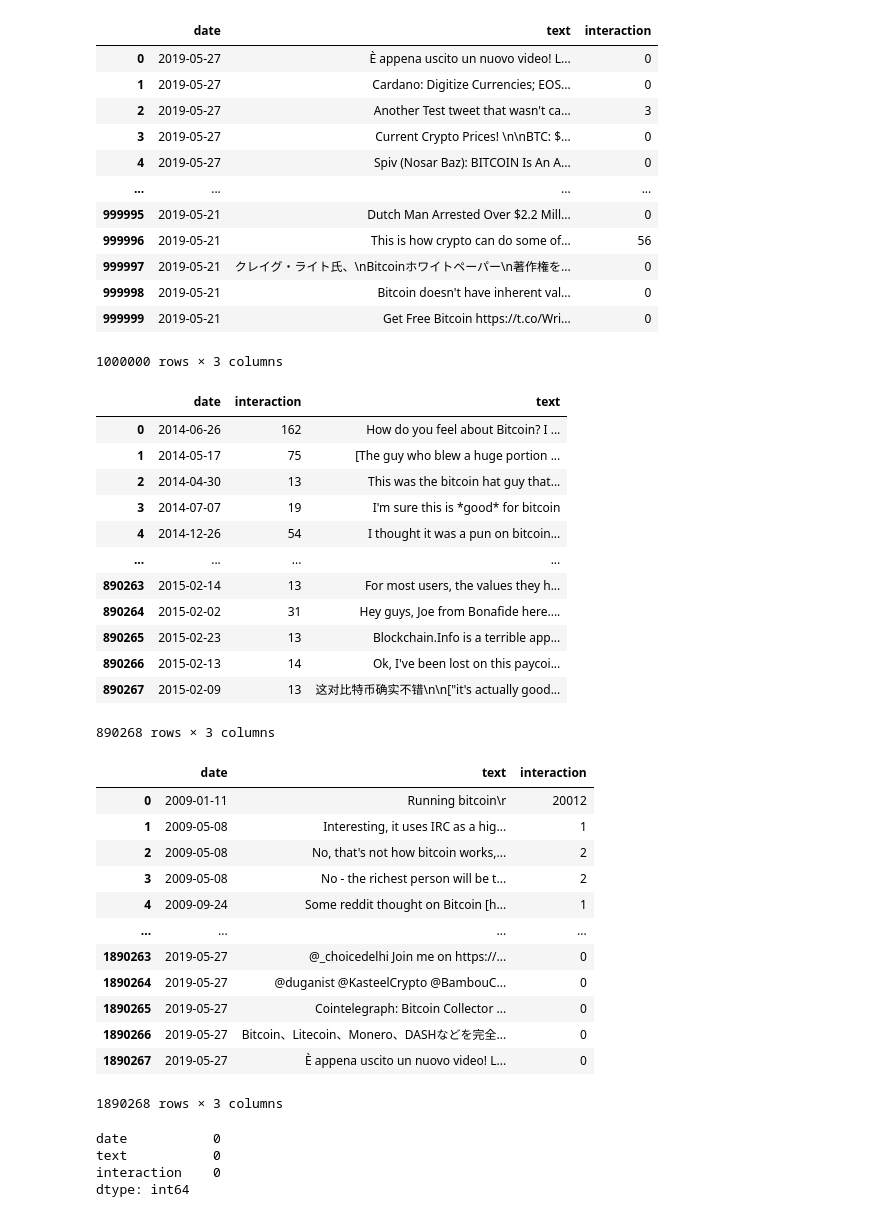
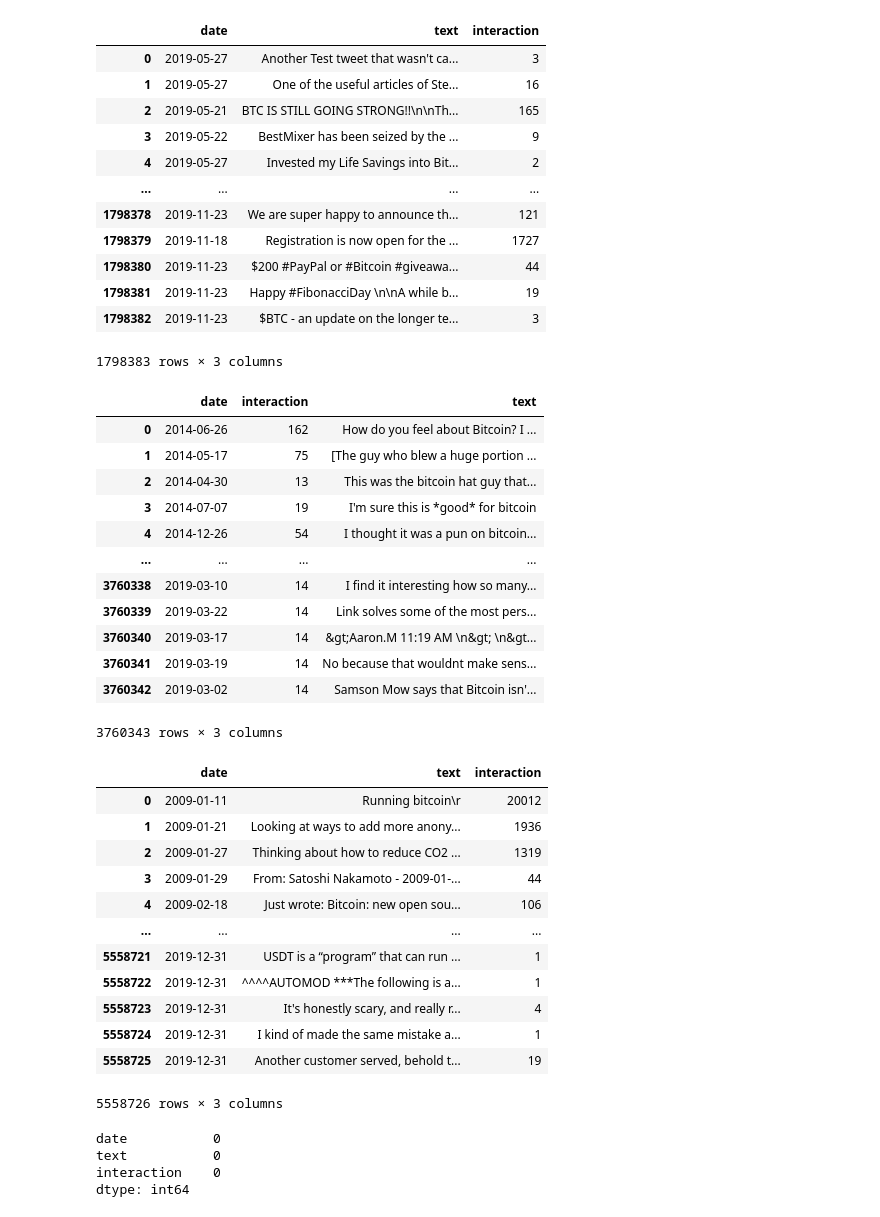
Before and after one commit to JCamposx/btc-price-prediction, a Jupyter notebook: src/preprocessing/posts.ipynb, the cells around one changed output. Cells and saved outputs as stored; diff of their text form; code cells hidden in the pictures.

```diff
--- a/src/preprocessing/posts.ipynb
+++ b/src/preprocessing/posts.ipynb
@@ -13,48 +13,49 @@ if os.path.isfile(cache_file):
     with open(cache_file, 'rb') as f:
         data_twitter = pickle.load(f)
 else:
     data_twitter = pd.read_csv(
         filepath_or_buffer=dataset_path,
         usecols=['timestamp', 'likes', 'retweets', 'text\r'],
         sep=';',
         on_bad_lines='skip',
         lineterminator='\n',
         low_memory=False,
-        nrows=1_000_000,
+        # nrows=1_000_000,
     ).rename(columns={
         'timestamp': 'date',
         'text\r': 'text',
     })
 
     data_twitter['date'] = pd.to_datetime(data_twitter['date']).dt.date
 
-    # data_twitter = data_twitter[data_twitter['likes'] > 0]
+    data_twitter = data_twitter[data_twitter['likes'] > 0]
 
-    data_twitter['interaction'] = data_twitter['likes'] + data_twitter['retweets']
+    data_twitter['interaction'] = data_twitter['likes'] + \
+        data_twitter['retweets']
 
     data_twitter = data_twitter.drop(
         ['likes', 'retweets'],
         axis=1,
     ).reset_index(drop=True)
 
     with open(cache_file, 'wb') as f:
         pickle.dump(data_twitter, f)
 
 data_twitter
 # %% [output]
 |  | date | text | interaction |
-| 0 | 2019-05-27 | È appena uscito un nuovo video! L... | 0 |
-| 1 | 2019-05-27 | Cardano: Digitize Currencies; EOS... | 0 |
-| 2 | 2019-05-27 | Another Test tweet that wasn't ca... | 3 |
-| 3 | 2019-05-27 | Current Crypto Prices! \n\nBTC: $... | 0 |
-| 4 | 2019-05-27 | Spiv (Nosar Baz): BITCOIN Is An A... | 0 |
+| 0 | 2019-05-27 | Another Test tweet that wasn't ca... | 3 |
+| 1 | 2019-05-27 | One of the useful articles of Ste... | 16 |
+| 2 | 2019-05-21 | BTC IS STILL GOING STRONG!!\n\nTh... | 165 |
+| 3 | 2019-05-22 | BestMixer has been seized by the ... | 9 |
+| 4 | 2019-05-27 | Invested my Life Savings into Bit... | 2 |
 | ... | ... | ... | ... |
-| 999995 | 2019-05-21 | Dutch Man Arrested Over $2.2 Mill... | 0 |
-| 999996 | 2019-05-21 | This is how crypto can do some of... | 56 |
-| 999997 | 2019-05-21 | クレイグ・ライト氏、\nBitcoinホワイトペーパー\n著作権を... | 0 |
-| 999998 | 2019-05-21 | Bitcoin doesn't have inherent val... | 0 |
-| 999999 | 2019-05-21 | Get Free Bitcoin https://t.co/Wri... | 0 |
+| 1798378 | 2019-11-23 | We are super happy to announce th... | 121 |
+| 1798379 | 2019-11-18 | Registration is now open for the ... | 1727 |
+| 1798380 | 2019-11-23 | $200 #PayPal or #Bitcoin #giveawa... | 44 |
+| 1798381 | 2019-11-23 | Happy #FibonacciDay \n\nA while b... | 19 |
+| 1798382 | 2019-11-23 | $BTC - an update on the longer te... | 3 |
-1000000 rows × 3 columns
+1798383 rows × 3 columns
 # %%
 cache_file = '../cache/posts/reddit/data.pickle'
 dataset_path = '../datasets/original/bitcoin_reddit_all.csv'
@@ -72,7 +73,7 @@ else:
         on_bad_lines='skip',
         lineterminator='\n',
         low_memory=False,
-        nrows=1_000_000,
+        # nrows=1_000_000,
     ).rename(columns={
         'score': 'interaction',
         'body': 'text',
@@ -98,32 +99,41 @@ data_reddit
 | 3 | 2014-07-07 | 19 | I'm sure this is *good* for bitcoin |
 | 4 | 2014-12-26 | 54 | I thought it was a pun on bitcoin... |
 | ... | ... | ... | ... |
-| 890263 | 2015-02-14 | 13 | For most users, the values they h... |
-| 890264 | 2015-02-02 | 31 | Hey guys, Joe from Bonafide here.... |
-| 890265 | 2015-02-23 | 13 | Blockchain.Info is a terrible app... |
-| 890266 | 2015-02-13 | 14 | Ok, I've been lost on this paycoi... |
-| 890267 | 2015-02-09 | 13 | 这对比特币确实不错\n\n["it's actually good... |
+| 3760338 | 2019-03-10 | 14 | I find it interesting how so many... |
+| 3760339 | 2019-03-22 | 14 | Link solves some of the most pers... |
+| 3760340 | 2019-03-17 | 14 | &gt;Aaron.M 11:19 AM \n&gt; \n&gt... |
+| 3760341 | 2019-03-19 | 14 | No because that wouldnt make sens... |
+| 3760342 | 2019-03-02 | 14 | Samson Mow says that Bitcoin isn'... |
-890268 rows × 3 columns
+3760343 rows × 3 columns
 # %%
-data = pd.concat([data_twitter, data_reddit], axis=0)
+cache_file = '../cache/posts/data.pickle'
 
-data = data.sort_values('date').reset_index(drop=True)
+if os.path.isfile(cache_file):
+    with open(cache_file, 'rb') as f:
+        data = pickle.load(f)
+else:
+    data = pd.concat([data_twitter, data_reddit], axis=0)
+
+    data = data.sort_values('date').reset_index(drop=True)
+
+    with open(cache_file, 'wb') as f:
+        pickle.dump(data, f)
 
 data
 # %% [output]
 |  | date | text | interaction |
 | 0 | 2009-01-11 | Running bitcoin\r | 20012 |
-| 1 | 2009-05-08 | Interesting, it uses IRC as a hig... | 1 |
-| 2 | 2009-05-08 | No, that's not how bitcoin works,... | 2 |
-| 3 | 2009-05-08 | No - the richest person will be t... | 2 |
-| 4 | 2009-09-24 | Some reddit thought on Bitcoin [h... | 1 |
+| 1 | 2009-01-21 | Looking at ways to add more anony... | 1936 |
+| 2 | 2009-01-27 | Thinking about how to reduce CO2 ... | 1319 |
+| 3 | 2009-01-29 | From: Satoshi Nakamoto - 2009-01-... | 44 |
+| 4 | 2009-02-18 | Just wrote: Bitcoin: new open sou... | 106 |
 | ... | ... | ... | ... |
-| 1890263 | 2019-05-27 | @_choicedelhi Join me on https://... | 0 |
-| 1890264 | 2019-05-27 | @duganist @KasteelCrypto @BambouC... | 0 |
-| 1890265 | 2019-05-27 | Cointelegraph: Bitcoin Collector ... | 0 |
-| 1890266 | 2019-05-27 | Bitcoin、Litecoin、Monero、DASHなどを完全... | 0 |
-| 1890267 | 2019-05-27 | È appena uscito un nuovo video! L... | 0 |
+| 5558721 | 2019-12-31 | USDT is a “program” that can run ... | 1 |
+| 5558722 | 2019-12-31 | ^^^^AUTOMOD ***The following is a... | 1 |
+| 5558723 | 2019-12-31 | It's honestly scary, and really r... | 4 |
+| 5558724 | 2019-12-31 | I kind of made the same mistake a... | 1 |
+| 5558725 | 2019-12-31 | Another customer served, behold t... | 19 |
-1890268 rows × 3 columns
+5558726 rows × 3 columns
 # %%
 data = data.dropna().reset_index(drop=True)
 
```
Also changed, not shown: parts of 6 cells of this notebook, 5 other files.
